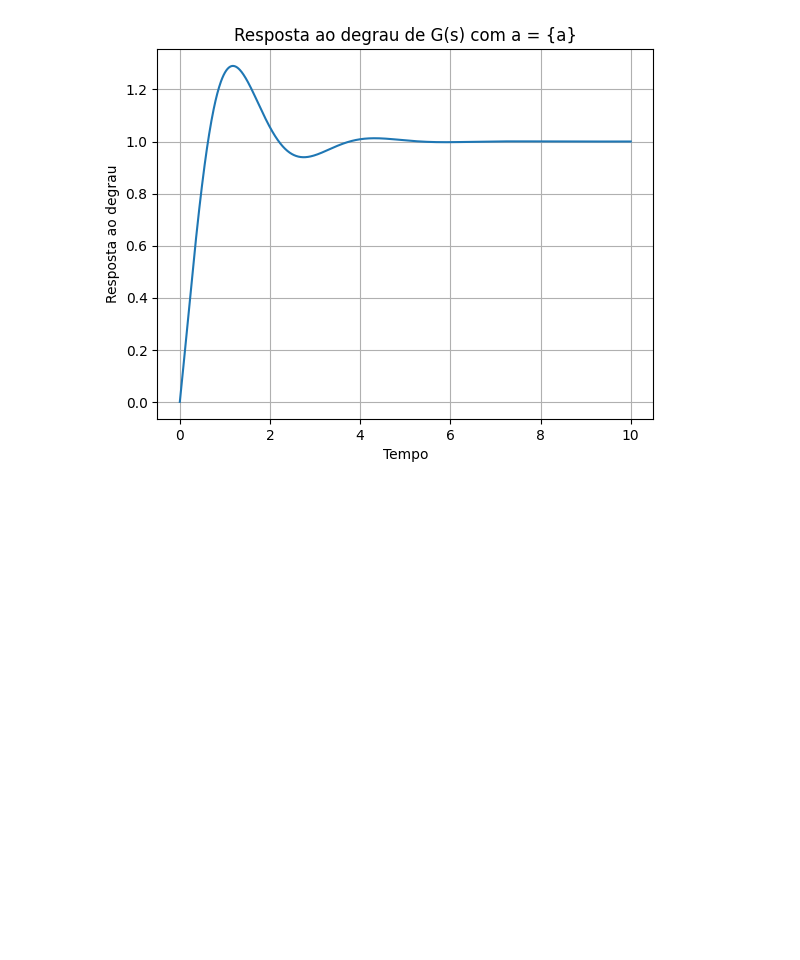
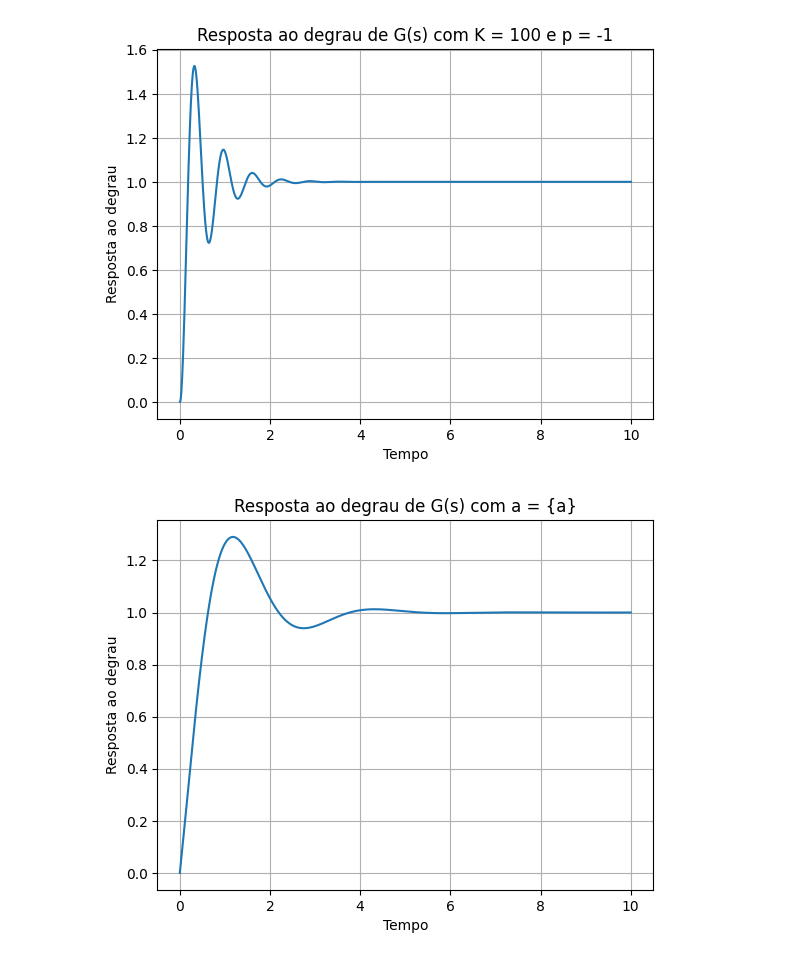
Before and after one commit to MatheusrCunha/sistemas_de_controle_1, a Jupyter notebook: sistemas_de_3a.ipynb, the cells around one changed output. Cells and saved outputs as stored; diff of their text form; code cells hidden in the pictures; blank space fills up the shorter version.

```diff
--- a/sistemas_de_3a.ipynb
+++ b/sistemas_de_3a.ipynb
@@ -19,6 +19,39 @@ Requirement already satisfied: python-dateutil>=2.7 in /usr/local/lib/python3.10
 Requirement already satisfied: six>=1.5 in /usr/local/lib/python3.10/dist-packages (from python-dateutil>=2.7->matplotlib->control) (1.16.0)
 Installing collected packages: control
 Successfully installed control-0.9.4
+# %%
+import numpy as np
+import matplotlib.pyplot as plt
+import control as ctrl
+
+# Valores de K e p
+K = 100
+p = -1
+
+# Denominador da função de transferência
+den = [1, 4, 100]
+
+# Numerador da função de transferência (K)
+num = [K]
+
+# Crie a função de transferência
+G = ctrl.TransferFunction(num, den)
+
+# Tempo de amostragem
+t = np.linspace(0, 10, 1000)
+
+# Calcule a resposta ao degrau
+time, response = ctrl.step_response(G, T=t)
+
+# Plote a resposta ao degrau
+plt.plot(time, response)
+plt.title(f'Resposta ao degrau de G(s) com K = {K} e p = {p}')
+plt.xlabel('Tempo')
+plt.ylabel('Resposta ao degrau')
+plt.grid()
+plt.show()
+# %% [output]
+[figure, added]
 # %%
 import numpy as np
 import matplotlib.pyplot as plt
```
Also changed, not shown: parts of 2 cells of this notebook.
